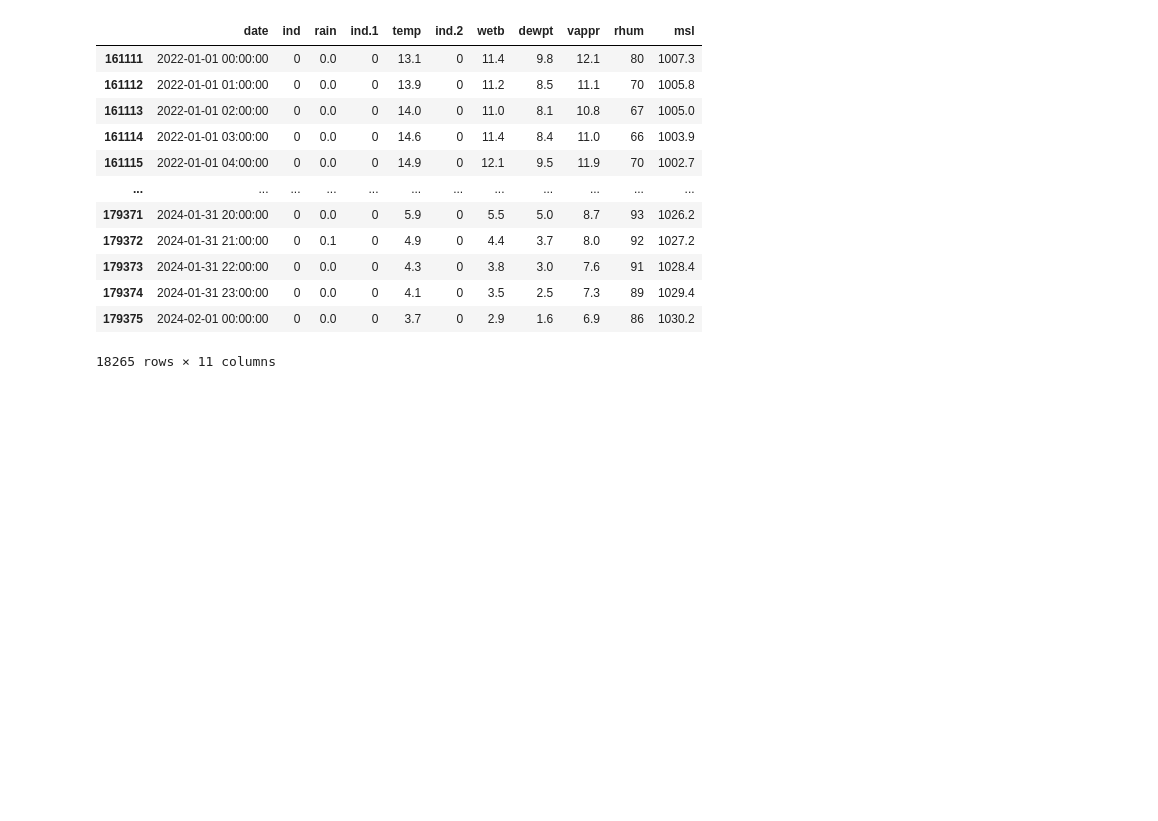
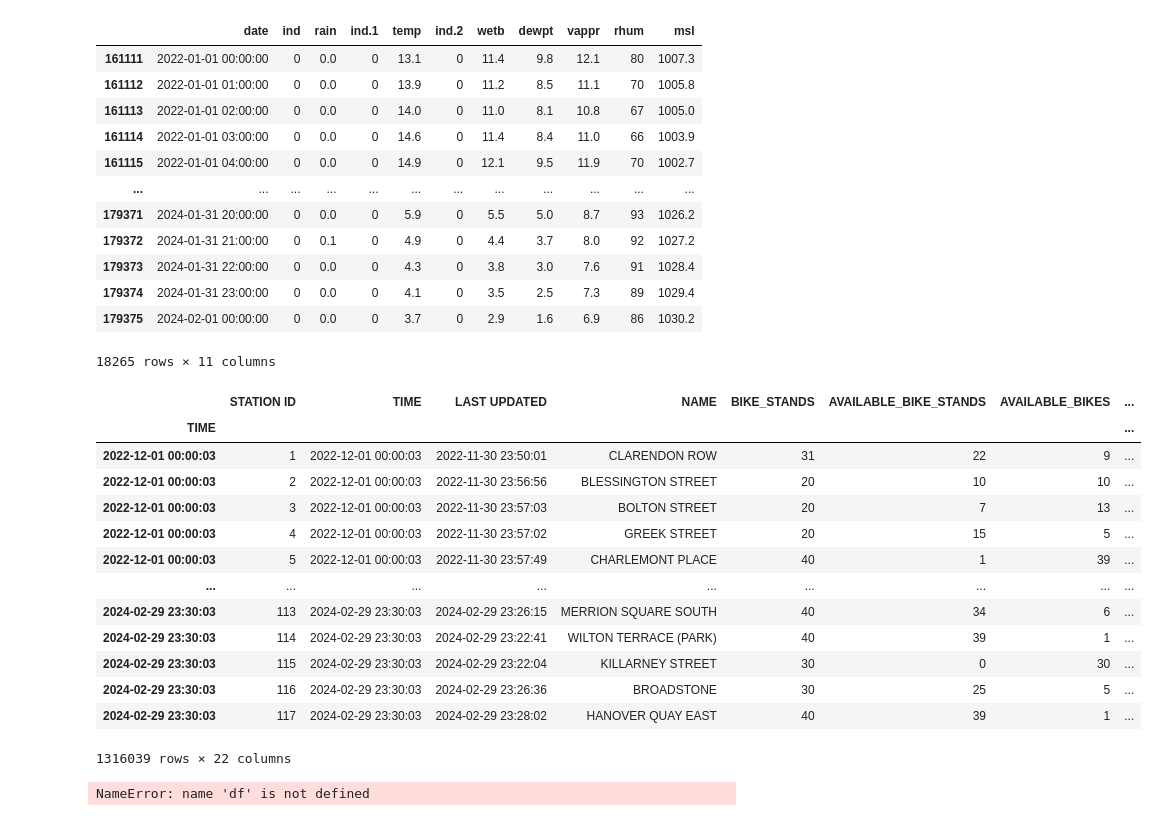
Before and after one commit to TadghPurcell/On-Your-Bike, a Jupyter notebook: ML_models/csvclean.ipynb, the cells around one changed output. Cells and saved outputs as stored; diff of their text form; code cells hidden in the pictures; blank space fills up the shorter version.

```diff
--- a/ML_models/csvclean.ipynb
+++ b/ML_models/csvclean.ipynb
@@ -112,3 +112,28 @@ weather_df
 # %%
 # Now save back to cleaned-csv
 weather_df.to_csv('./weather/weather-cleaned.csv')
+# %%
+# Join the csvs
+tol = pd.Timedelta('1 hour')
+df['TIME'] = pd.to_datetime(df['TIME'])
+
+df.index = df['TIME']
+weather_df.index = weather_df['date']
+# %%
+bike_weather = pd.merge_asof(left=df, right=weather_df, right_index=True, left_index=True, direction='nearest', tolerance=tol)
+bike_weather
+# %% [output]
+|  | STATION ID | TIME | LAST UPDATED | NAME | BIKE_STANDS | AVAILABLE_BIKE_STANDS | AVAILABLE_BIKES | ... |
+| TIME |  |  |  |  |  |  |  | ... |
+| 2022-12-01 00:00:03 | 1 | 2022-12-01 00:00:03 | 2022-11-30 23:50:01 | CLARENDON ROW | 31 | 22 | 9 | ... |
+| 2022-12-01 00:00:03 | 2 | 2022-12-01 00:00:03 | 2022-11-30 23:56:56 | BLESSINGTON STREET | 20 | 10 | 10 | ... |
+| 2022-12-01 00:00:03 | 3 | 2022-12-01 00:00:03 | 2022-11-30 23:57:03 | BOLTON STREET | 20 | 7 | 13 | ... |
+| 2022-12-01 00:00:03 | 4 | 2022-12-01 00:00:03 | 2022-11-30 23:57:02 | GREEK STREET | 20 | 15 | 5 | ... |
+| 2022-12-01 00:00:03 | 5 | 2022-12-01 00:00:03 | 2022-11-30 23:57:49 | CHARLEMONT PLACE | 40 | 1 | 39 | ... |
+| ... | ... | ... | ... | ... | ... | ... | ... | ... |
+| 2024-02-29 23:30:03 | 113 | 2024-02-29 23:30:03 | 2024-02-29 23:26:15 | MERRION SQUARE SOUTH | 40 | 34 | 6 | ... |
+| 2024-02-29 23:30:03 | 114 | 2024-02-29 23:30:03 | 2024-02-29 23:22:41 | WILTON TERRACE (PARK) | 40 | 39 | 1 | ... |
+| 2024-02-29 23:30:03 | 115 | 2024-02-29 23:30:03 | 2024-02-29 23:22:04 | KILLARNEY STREET | 30 | 0 | 30 | ... |
+| 2024-02-29 23:30:03 | 116 | 2024-02-29 23:30:03 | 2024-02-29 23:26:36 | BROADSTONE | 30 | 25 | 5 | ... |
+| 2024-02-29 23:30:03 | 117 | 2024-02-29 23:30:03 | 2024-02-29 23:28:02 | HANOVER QUAY EAST | 40 | 39 | 1 | ... |
+1316039 rows × 22 columns
@@ -114,0 +142,6 @@ weather_df.to_csv('./weather/weather-cleaned.csv')
+# %%
+print(df.shape)
+print(weather_df.shape)
+print(bike_weather.shape)
+# %% [output]
+NameError: name 'df' is not defined
```
Also changed, not shown: parts of 4 cells of this notebook, 2 other files.
